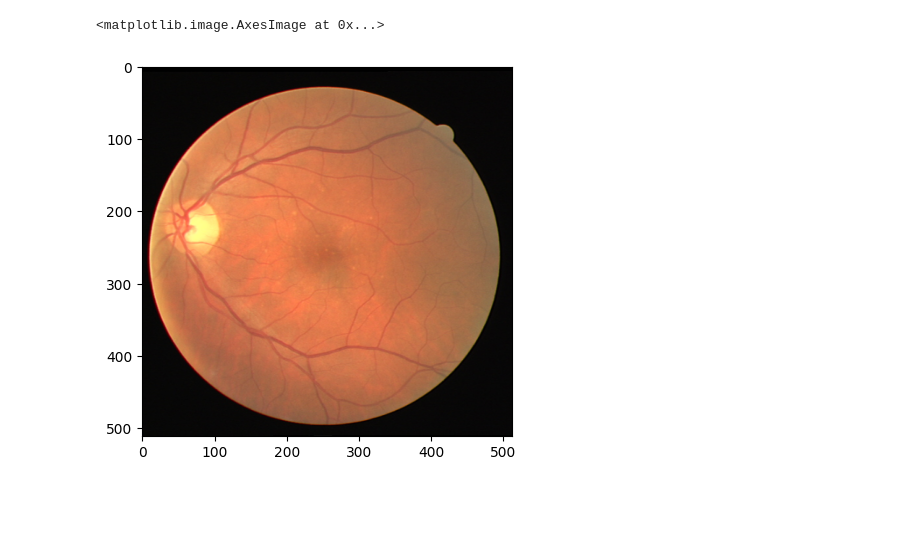
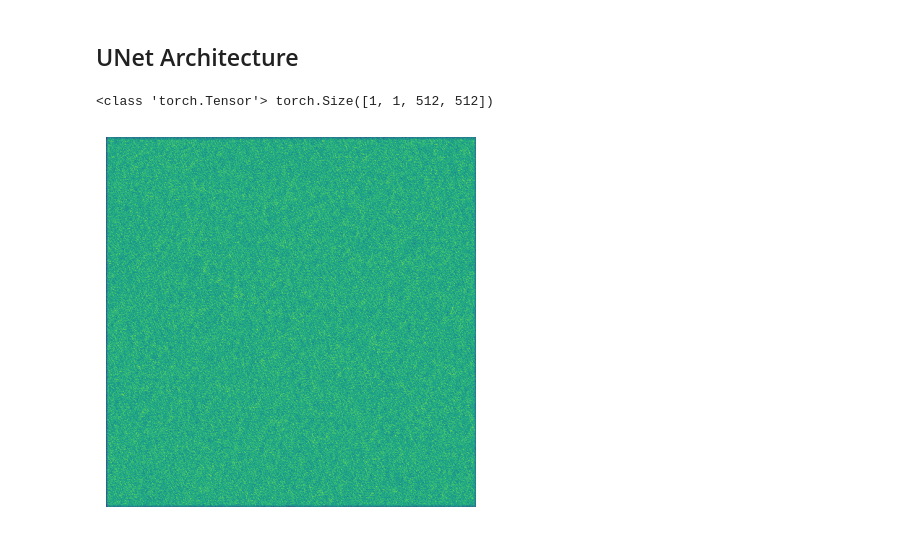
Before and after one commit to YoussefAboelwafa/Retina_Blood_Vessel_Segmentation, a Jupyter notebook: Retina_Blood_Vessel.ipynb, the cells around one changed output. Cells and saved outputs as stored; diff of their text form; code cells hidden in the pictures; blank space fills up the shorter version.

```diff
--- a/Retina_Blood_Vessel.ipynb
+++ b/Retina_Blood_Vessel.ipynb
@@ -1,3 +1,5 @@
+# %% [markdown]
+## UNet Architecture
 # %%
 import torch
 import torch.nn as nn
@@ -12,6 +7,0 @@ from UNet import UNet
-# %%
-image = Image.open('dataset/train/image/0.png')
-plt.imshow(image)
-# %% [output]
-<matplotlib.image.AxesImage at 0x...>
-[figure, removed]
@@ -17,0 +67,13 @@ plt.imshow(image)
+# %%
+model = UNet(3, 1)
+input_image = torch.rand(1, 3, 512, 512)
+output = model(input_image)
+print(type(output), output.size())
+image = TF.to_pil_image(output.squeeze(0))
+
+plt.imshow(image)
+plt.axis('off')
+plt.show()
+# %% [output]
+<class 'torch.Tensor'> torch.Size([1, 1, 512, 512])
+[figure, added]
```
Also changed, not shown: parts of 2 cells of this notebook.
